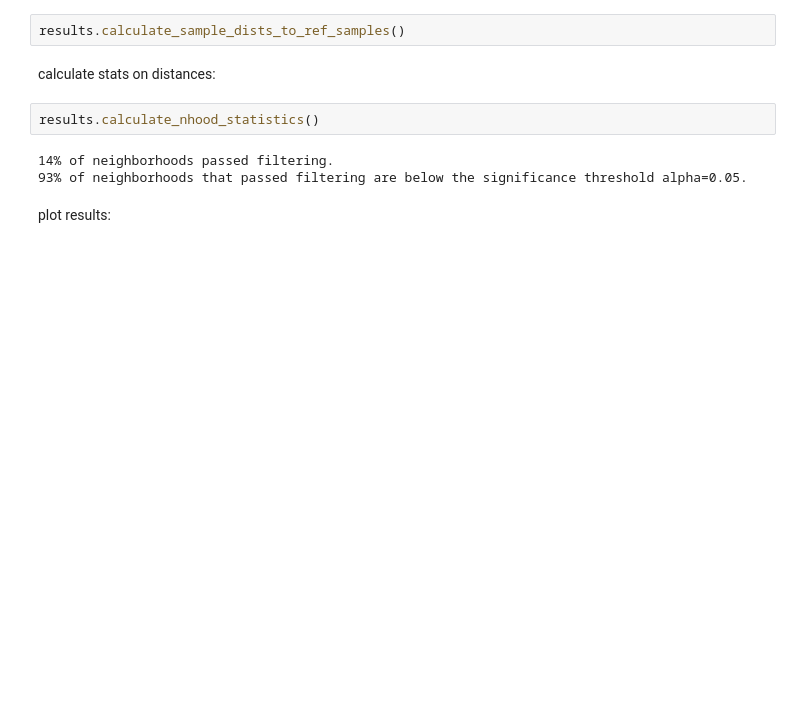
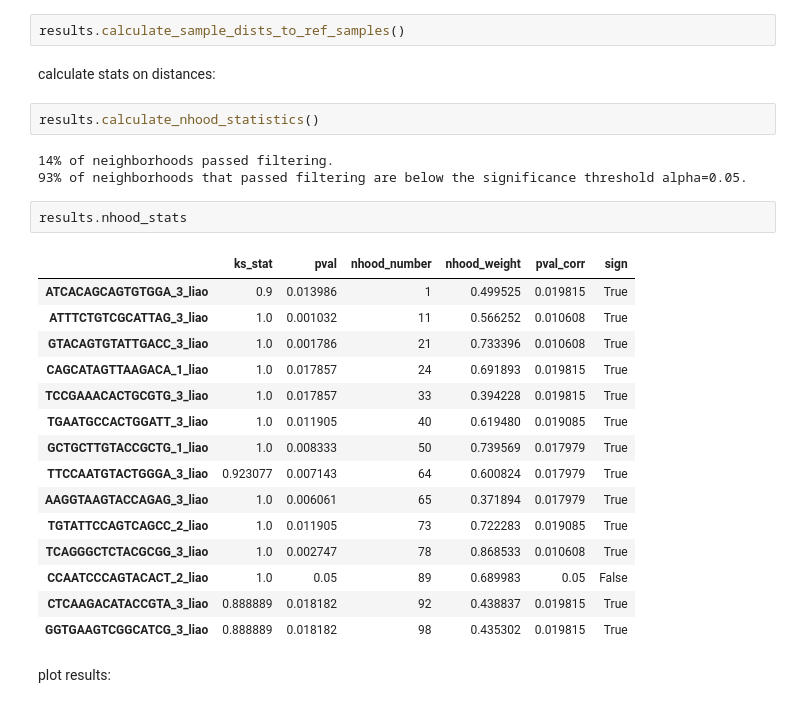
Before and after one commit to theislab/mapqc_reproducibility, a Jupyter notebook: notebooks/HLCA/HLCA_mapqc_analysis.ipynb, the cells around one changed output. Saved outputs shown, nothing was run; the diff lists cells and outputs as text; blank space fills up the shorter version.

```diff
--- a/notebooks/HLCA/HLCA_mapqc_analysis.ipynb
+++ b/notebooks/HLCA/HLCA_mapqc_analysis.ipynb
@@ -137,6 +133,24 @@ results.calculate_nhood_statistics()
 # %% [output]
 14% of neighborhoods passed filtering.
 93% of neighborhoods that passed filtering are below the significance threshold alpha=0.05.
+# %%
+results.nhood_stats
+# %% [output]
+|  | ks_stat | pval | nhood_number | nhood_weight | pval_corr | sign |
+| ATCACAGCAGTGTGGA_3_liao | 0.9 | 0.013986 | 1 | 0.499525 | 0.019815 | True |
+| ATTTCTGTCGCATTAG_3_liao | 1.0 | 0.001032 | 11 | 0.566252 | 0.010608 | True |
+| GTACAGTGTATTGACC_3_liao | 1.0 | 0.001786 | 21 | 0.733396 | 0.010608 | True |
+| CAGCATAGTTAAGACA_1_liao | 1.0 | 0.017857 | 24 | 0.691893 | 0.019815 | True |
+| TCCGAAACACTGCGTG_3_liao | 1.0 | 0.017857 | 33 | 0.394228 | 0.019815 | True |
+| TGAATGCCACTGGATT_3_liao | 1.0 | 0.011905 | 40 | 0.619480 | 0.019085 | True |
+| GCTGCTTGTACCGCTG_1_liao | 1.0 | 0.008333 | 50 | 0.739569 | 0.017979 | True |
+| TTCCAATGTACTGGGA_3_liao | 0.923077 | 0.007143 | 64 | 0.600824 | 0.017979 | True |
+| AAGGTAAGTACCAGAG_3_liao | 1.0 | 0.006061 | 65 | 0.371894 | 0.017979 | True |
+| TGTATTCCAGTCAGCC_2_liao | 1.0 | 0.011905 | 73 | 0.722283 | 0.019085 | True |
+| TCAGGGCTCTACGCGG_3_liao | 1.0 | 0.002747 | 78 | 0.868533 | 0.010608 | True |
+| CCAATCCCAGTACACT_2_liao | 1.0 | 0.05 | 89 | 0.689983 | 0.05 | False |
+| CTCAAGACATACCGTA_3_liao | 0.888889 | 0.018182 | 92 | 0.438837 | 0.019815 | True |
+| GGTGAAGTCGGCATCG_3_liao | 0.888889 | 0.018182 | 98 | 0.435302 | 0.019815 | True |
 # %% [markdown]
 plot results:
 # %%
```
Also changed, not shown: parts of 3 cells of this notebook, 6 other files.
